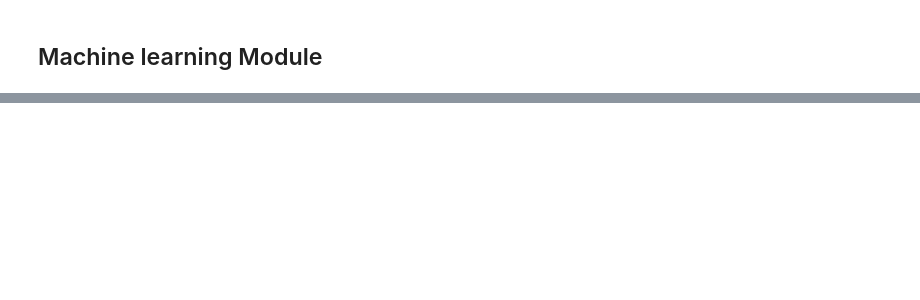
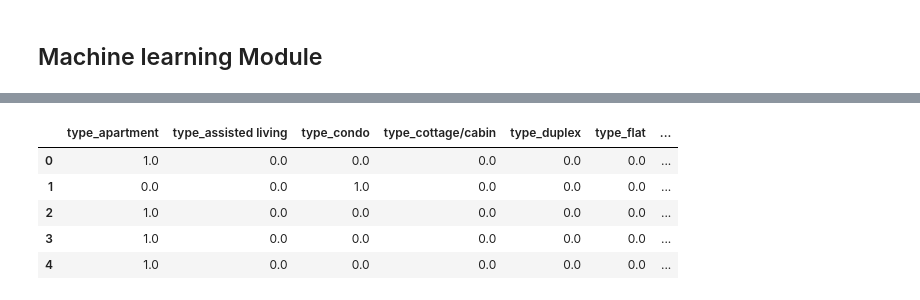
Before and after one commit to diana-arango/Real_estate_team, a Jupyter notebook: Real_Estate_Team.ipynb, the cells around one changed output, grey strips where cells are left out. Saved outputs shown, nothing was run; the diff lists cells and outputs as text; code cells hidden in the pictures; blank space fills up the shorter version.

```diff
--- a/Real_Estate_Team.ipynb
+++ b/Real_Estate_Team.ipynb
@@ -249,13 +296,20 @@ region_counts.plot.density(xlim=[0,3000])
 # %%
 from sklearn.preprocessing import OneHotEncoder
 enc = OneHotEncoder(sparse=False)
 
 # Fit the encoder and produce encoded DataFrame
-encode_df_type = pd.DataFrame(enc.fit_transform(df.type.values.reshape(-1,1)))
+encode_df_type = pd.DataFrame(enc.fit_transform(new_clean_housing_df.type.values.reshape(-1,1)))
 
 # Rename encoded columns
 encode_df_type.columns = enc.get_feature_names(['type'])
 encode_df_type.head()
+# %% [output]
+|  | type_apartment | type_assisted living | type_condo | type_cottage/cabin | type_duplex | type_flat | ... |
+| 0 | 1.0 | 0.0 | 0.0 | 0.0 | 0.0 | 0.0 | ... |
+| 1 | 0.0 | 0.0 | 1.0 | 0.0 | 0.0 | 0.0 | ... |
+| 2 | 1.0 | 0.0 | 0.0 | 0.0 | 0.0 | 0.0 | ... |
+| 3 | 1.0 | 0.0 | 0.0 | 0.0 | 0.0 | 0.0 | ... |
+| 4 | 1.0 | 0.0 | 0.0 | 0.0 | 0.0 | 0.0 | ... |
 # %%
 from sklearn.preprocessing import OneHotEncoder
 enc = OneHotEncoder(sparse=False)
```
Also changed, not shown: parts of 16 cells of this notebook.
